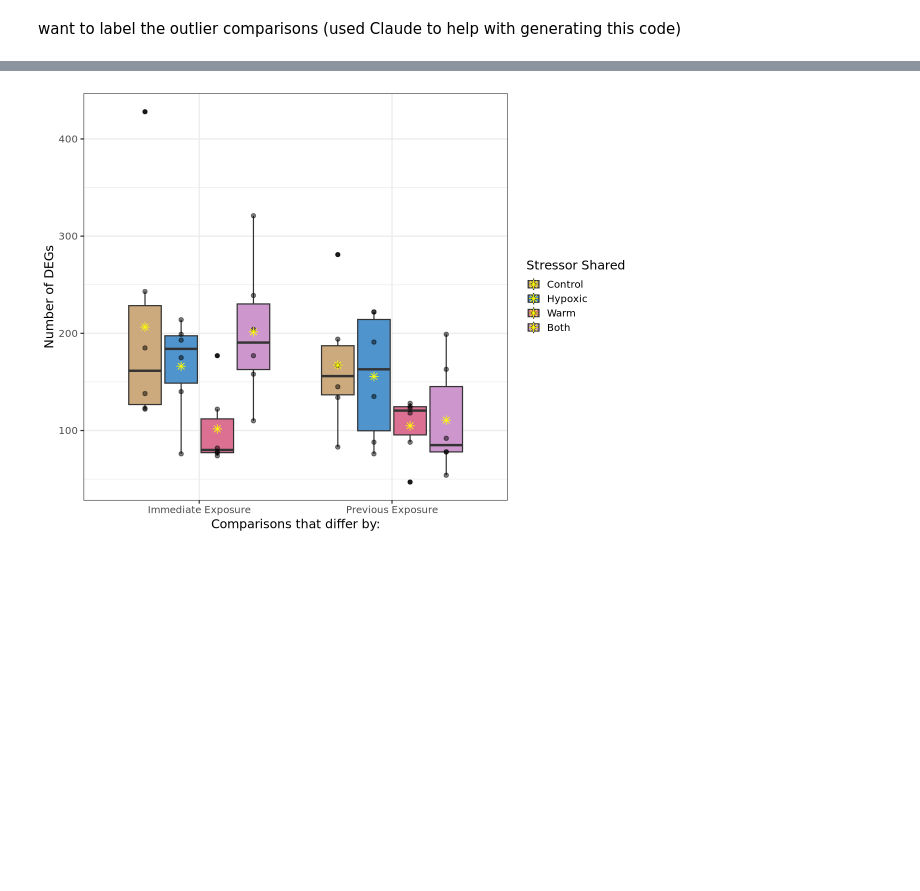
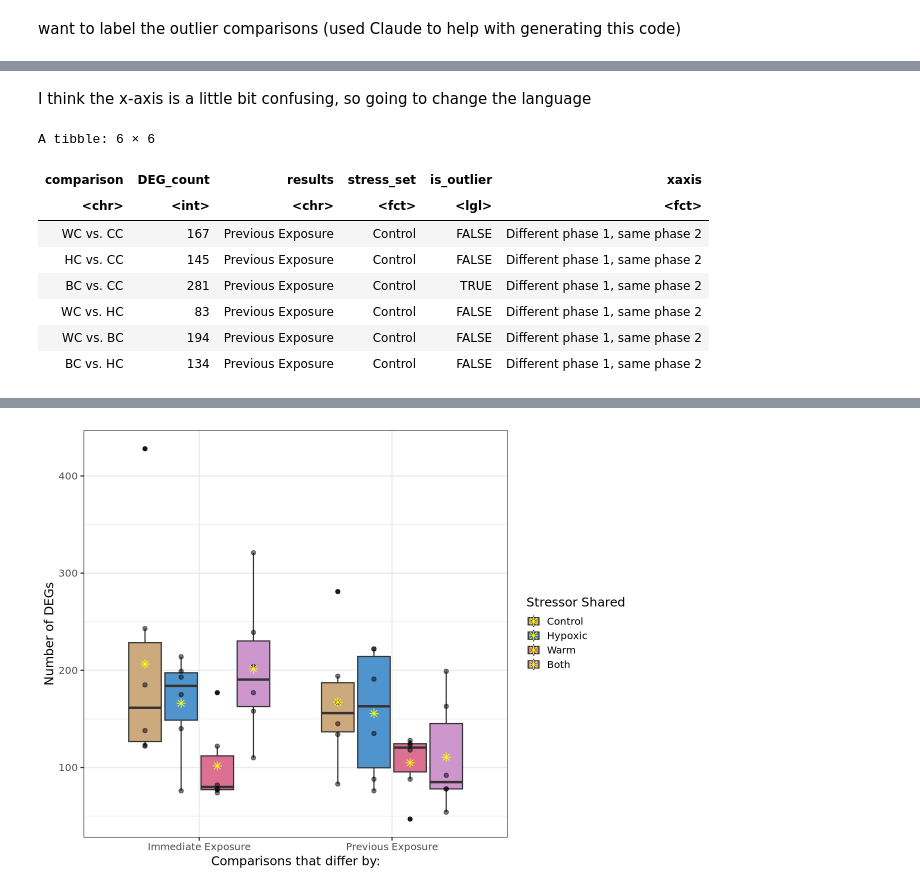
Before and after one commit to jgmcdonough/CE24_RNA-seq, a Jupyter notebook: analysis/diff_expression/phase2_v_phase2/upset_p2.v.p2.ipynb, the cells around one changed output, grey strips where cells are left out. Cells and saved outputs as stored; diff of their text form; code cells hidden in the pictures; blank space fills up the shorter version.

```diff
--- a/analysis/diff_expression/phase2_v_phase2/upset_p2.v.p2.ipynb
+++ b/analysis/diff_expression/phase2_v_phase2/upset_p2.v.p2.ipynb
@@ -1538,0 +1561,22 @@ ggplot(res.out, aes(x = results, y = DEG_count, fill = stress_set)) +
+# %% [markdown]
+I think the x-axis is a little bit confusing, so going to change the language
+# %%
+res2 <- res.out %>%
+mutate(xaxis = case_when(
+    results == 'Immediate Exposure' ~ 'Same phase 1, different phase 2',
+    results == 'Previous Exposure' ~ 'Different phase 1, same phase 2'))
+
+res2$stress_set <- factor(res2$stress_set, levels = c('Control', 'Hypoxic', 'Warm', 'Both'))
+res2$xaxis <- factor(res2$xaxis, levels = c('Same phase 1, different phase 2', 'Different phase 1, same phase 2'))
+
+head(res2)
+# %% [output]
+A tibble: 6 × 6
+| comparison | DEG_count | results | stress_set | is_outlier | xaxis |
+| <chr> | <int> | <chr> | <fct> | <lgl> | <fct> |
+| WC vs. CC | 167 | Previous Exposure | Control | FALSE | Different phase 1, same phase 2 |
+| HC vs. CC | 145 | Previous Exposure | Control | FALSE | Different phase 1, same phase 2 |
+| BC vs. CC | 281 | Previous Exposure | Control | TRUE | Different phase 1, same phase 2 |
+| WC vs. HC | 83 | Previous Exposure | Control | FALSE | Different phase 1, same phase 2 |
+| WC vs. BC | 194 | Previous Exposure | Control | FALSE | Different phase 1, same phase 2 |
+| BC vs. HC | 134 | Previous Exposure | Control | FALSE | Different phase 1, same phase 2 |
```
Also changed, not shown: parts of 9 cells of this notebook.
